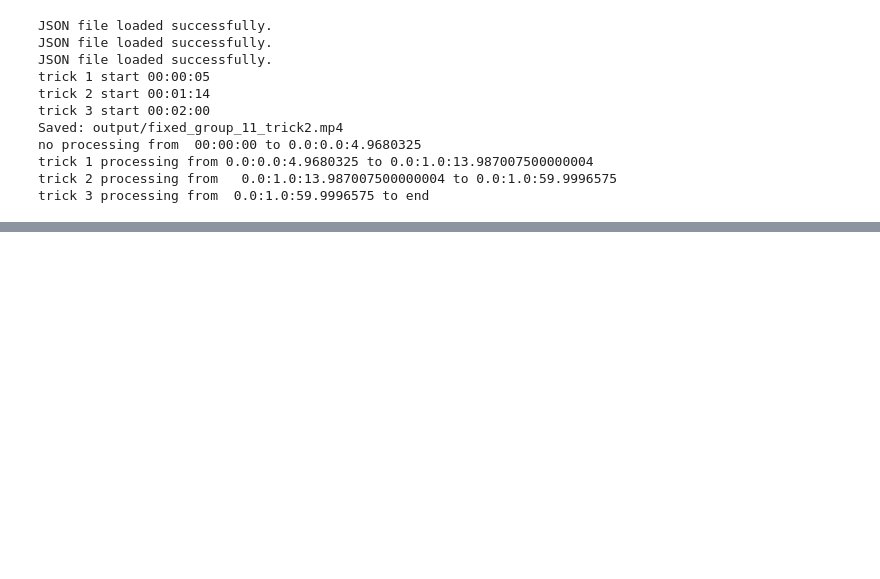
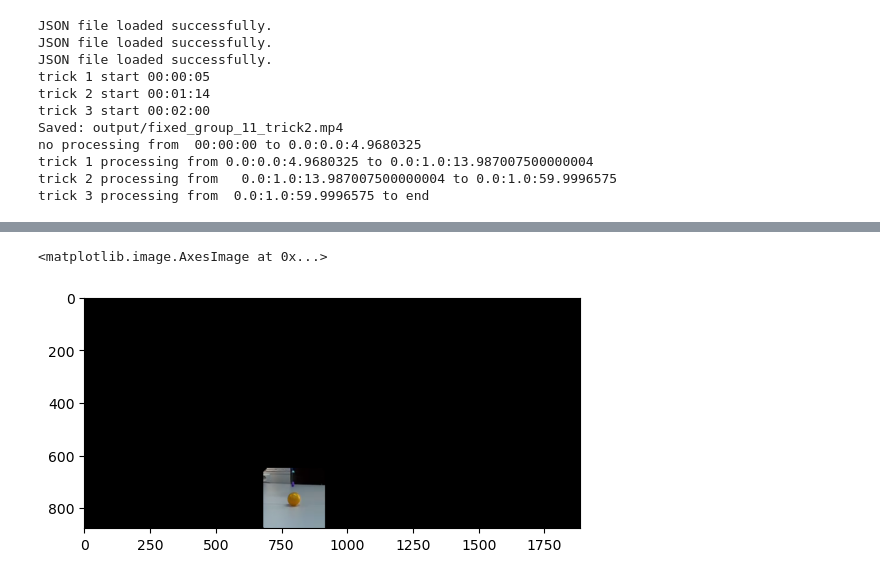
Before and after one commit to Thopag/Computer_Vision, a Jupyter notebook: code/test.ipynb, the cells around one changed output, grey strips where cells are left out. Cells and saved outputs as stored; diff of their text form; code cells hidden in the pictures; blank space fills up the shorter version.

```diff
--- a/code/test.ipynb
+++ b/code/test.ipynb
@@ -57,0 +204,9 @@ c:\Users\user\Documents\Master\Master2\Q1\Computer Vision\Computer_Vision\code\u
+# %%
+# now we first dilate the blue ball
+# then we  use it to mark a region of interest
+img =cv.imread('data/oneFramewithWand.png')
+new_image = cv.bitwise_and(img , img , mask = dilated_mask)
+plt.imshow(new_image)
+# %% [output]
+<matplotlib.image.AxesImage at 0x...>
+[figure, added]
```
Also changed, not shown: parts of 12 cells of this notebook, 1 other file.
